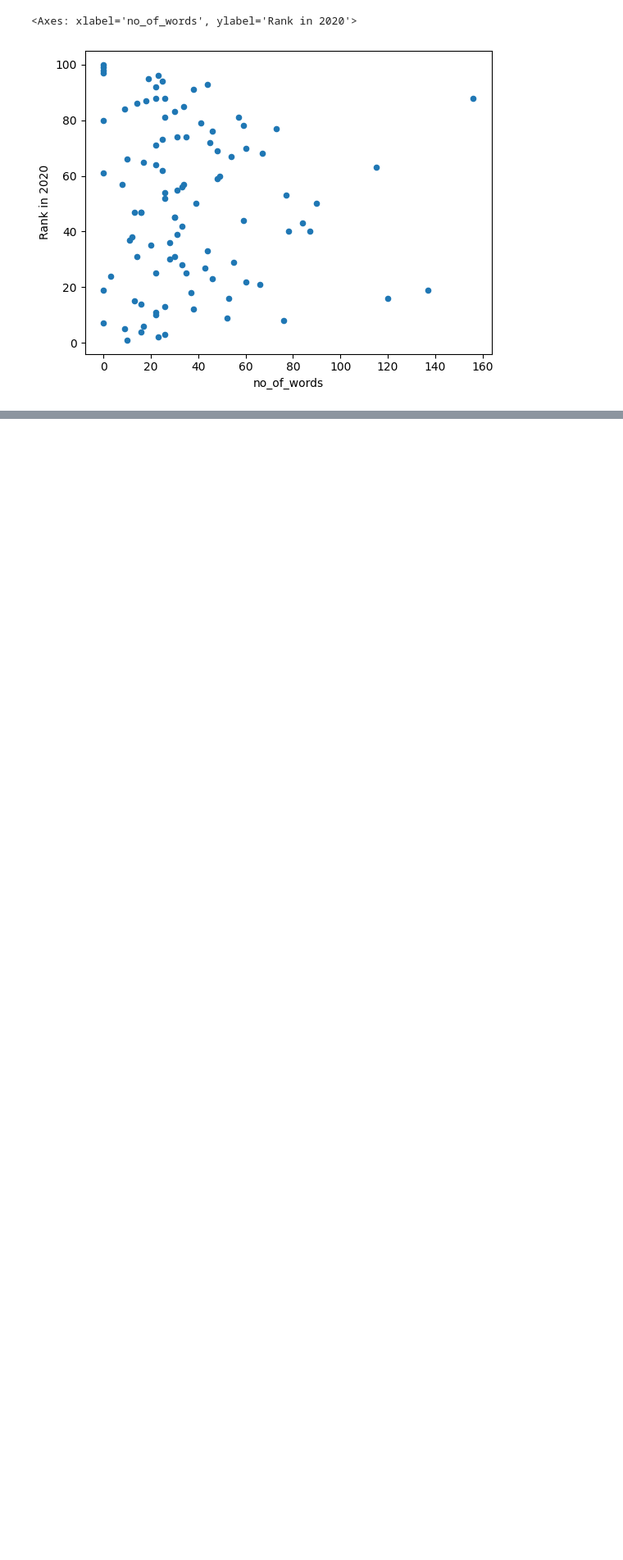
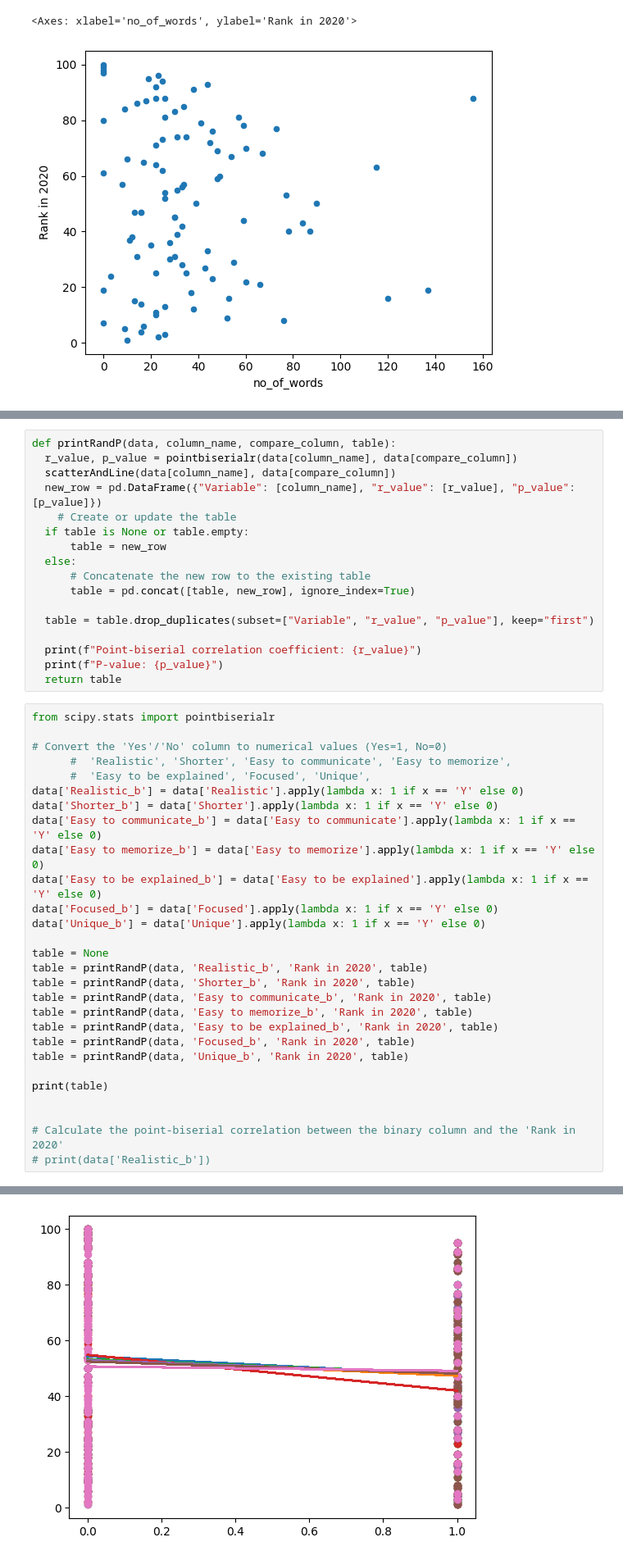
Before and after one commit to SebastianWikt/DS4002-P1, a Jupyter notebook: Project_1_text_analysis.ipynb, the cells around one changed output, grey strips where cells are left out. Shown at 82% size. Drawn from its saved outputs; the diff is of its cells as text; blank space fills up the shorter version.

```diff
--- a/Project_1_text_analysis.ipynb
+++ b/Project_1_text_analysis.ipynb
@@ -173,0 +163,46 @@ print(f"P-value: {p_value}")
+# %%
+def printRandP(data, column_name, compare_column, table):
+  r_value, p_value = pointbiserialr(data[column_name], data[compare_column])
+  scatterAndLine(data[column_name], data[compare_column])
+  new_row = pd.DataFrame({"Variable": [column_name], "r_value": [r_value], "p_value": [p_value]})
+    # Create or update the table
+  if table is None or table.empty:
+      table = new_row
+  else:
+      # Concatenate the new row to the existing table
+      table = pd.concat([table, new_row], ignore_index=True)
+
+  table = table.drop_duplicates(subset=["Variable", "r_value", "p_value"], keep="first")
+
+  print(f"Point-biserial correlation coefficient: {r_value}")
+  print(f"P-value: {p_value}")
+  return table
+# %%
+from scipy.stats import pointbiserialr
+
+# Convert the 'Yes'/'No' column to numerical values (Yes=1, No=0)
+      #  'Realistic', 'Shorter', 'Easy to communicate', 'Easy to memorize',
+      #  'Easy to be explained', 'Focused', 'Unique',
+data['Realistic_b'] = data['Realistic'].apply(lambda x: 1 if x == 'Y' else 0)
+data['Shorter_b'] = data['Shorter'].apply(lambda x: 1 if x == 'Y' else 0)
+data['Easy to communicate_b'] = data['Easy to communicate'].apply(lambda x: 1 if x == 'Y' else 0)
+data['Easy to memorize_b'] = data['Easy to memorize'].apply(lambda x: 1 if x == 'Y' else 0)
+data['Easy to be explained_b'] = data['Easy to be explained'].apply(lambda x: 1 if x == 'Y' else 0)
+data['Focused_b'] = data['Focused'].apply(lambda x: 1 if x == 'Y' else 0)
+data['Unique_b'] = data['Unique'].apply(lambda x: 1 if x == 'Y' else 0)
+
+table = None
+table = printRandP(data, 'Realistic_b', 'Rank in 2020', table)
+table = printRandP(data, 'Shorter_b', 'Rank in 2020', table)
+table = printRandP(data, 'Easy to communicate_b', 'Rank in 2020', table)
+table = printRandP(data, 'Easy to memorize_b', 'Rank in 2020', table)
+table = printRandP(data, 'Easy to be explained_b', 'Rank in 2020', table)
+table = printRandP(data, 'Focused_b', 'Rank in 2020', table)
+table = printRandP(data, 'Unique_b', 'Rank in 2020', table)
+
+print(table)
+
+
+# Calculate the point-biserial correlation between the binary column and the 'Rank in 2020'
+# print(data['Realistic_b'])
+# %% [output]
@@ -173,0 +226 @@ print(f"P-value: {p_value}")
+[figure, added]
```
Also changed, not shown: parts of 4 cells of this notebook.
